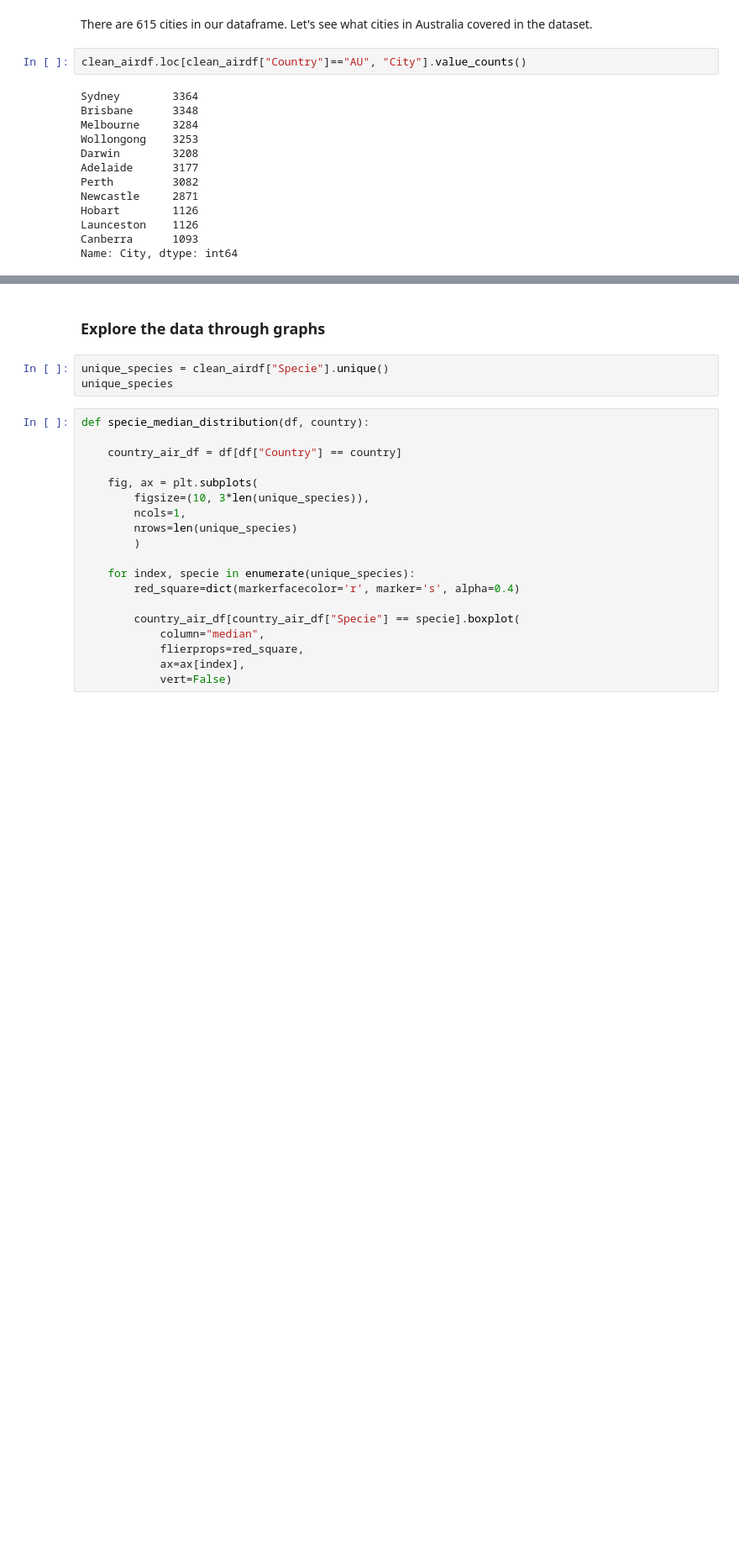
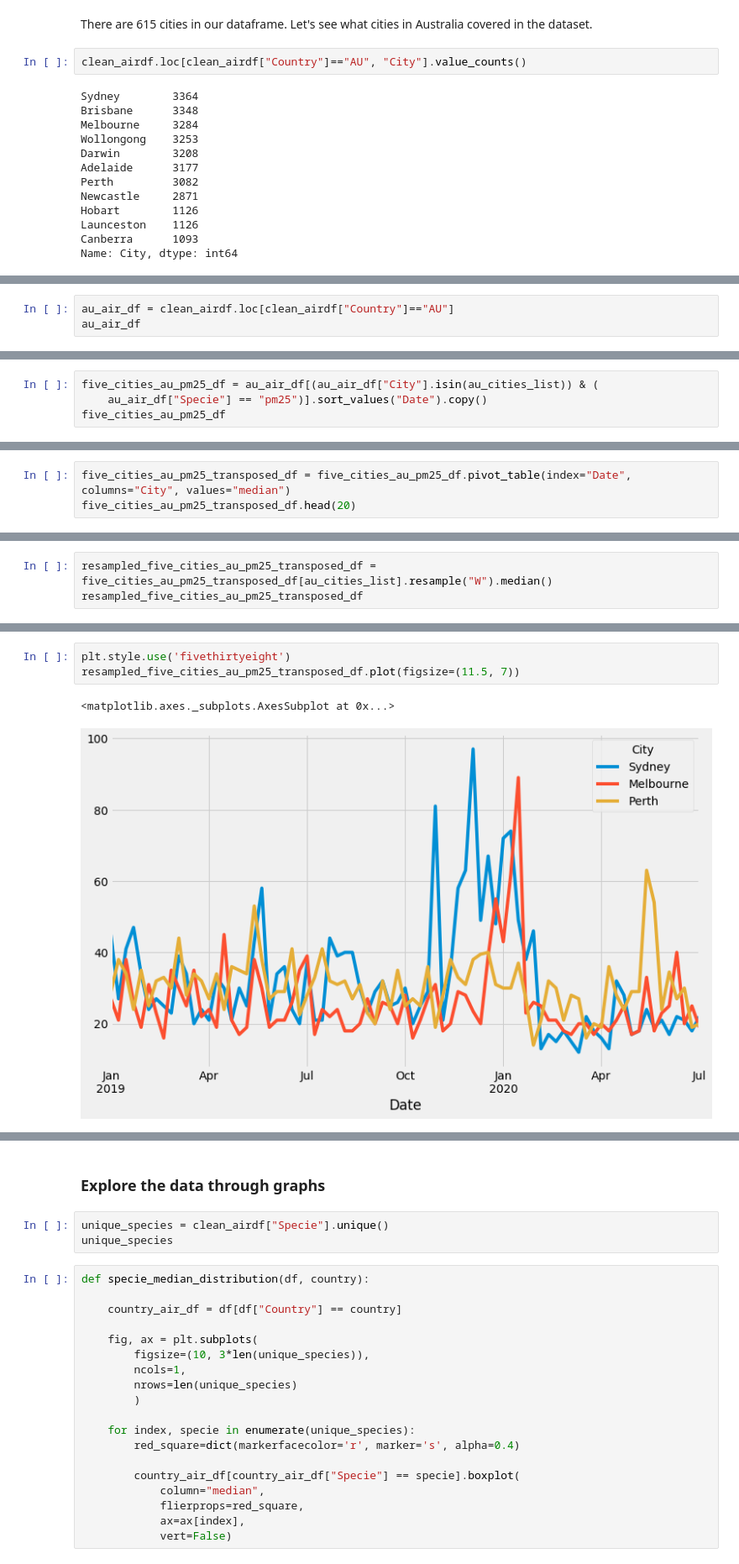
Before and after one commit to poojaisabelle/Project-One, a Jupyter notebook: data_exploration_cleanup_MASTER.ipynb, the cells around one changed output, grey strips where cells are left out. Shown at 84% size. Drawn from its saved outputs; the diff is of its cells as text; blank space fills up the shorter version.

```diff
--- a/data_exploration_cleanup_MASTER.ipynb
+++ b/data_exploration_cleanup_MASTER.ipynb
@@ -287,0 +376,3 @@ Name: City, dtype: int64
+# %%
+au_air_df = clean_airdf.loc[clean_airdf["Country"]=="AU"]
+au_air_df
@@ -287,0 +393,4 @@ Name: City, dtype: int64
+# %%
+five_cities_au_pm25_df = au_air_df[(au_air_df["City"].isin(au_cities_list)) & (
+    au_air_df["Specie"] == "pm25")].sort_values("Date").copy()
+five_cities_au_pm25_df
@@ -287,0 +411,3 @@ Name: City, dtype: int64
+# %%
+five_cities_au_pm25_transposed_df = five_cities_au_pm25_df.pivot_table(index="Date", columns="City", values="median")
+five_cities_au_pm25_transposed_df.head(20)
@@ -287,0 +446,3 @@ Name: City, dtype: int64
+# %%
+resampled_five_cities_au_pm25_transposed_df = five_cities_au_pm25_transposed_df[au_cities_list].resample("W").median()
+resampled_five_cities_au_pm25_transposed_df
@@ -287,0 +464,6 @@ Name: City, dtype: int64
+# %%
+plt.style.use('fivethirtyeight')
+resampled_five_cities_au_pm25_transposed_df.plot(figsize=(11.5, 7))
+# %% [output]
+<matplotlib.axes._subplots.AxesSubplot at 0x...>
+[figure, added]
```
Also changed, not shown: parts of 63 cells of this notebook, 1 other file.
